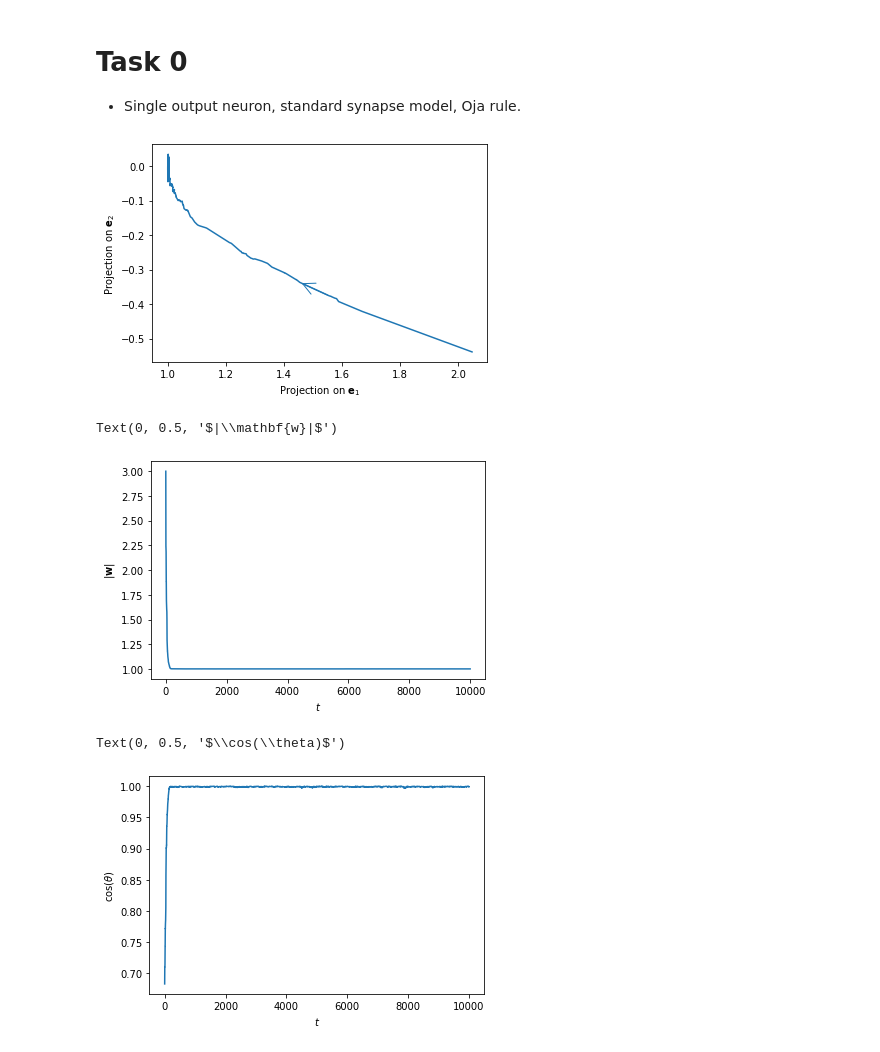
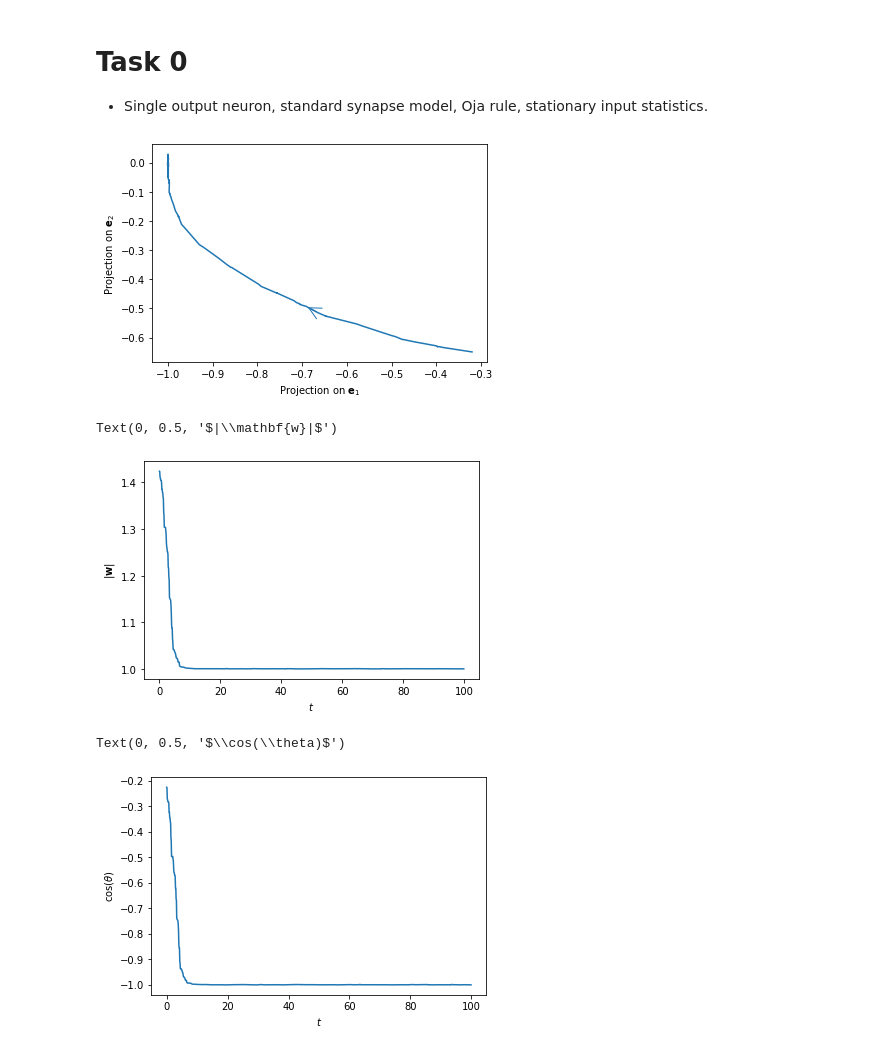
Before and after one commit to sebwyh/complex-synapse, a Jupyter notebook: task0.ipynb, the cells around one changed output. Saved outputs shown, nothing was run; the diff lists cells and outputs as text; code cells hidden in the pictures.

```diff
--- a/task0.ipynb
+++ b/task0.ipynb
@@ -1,13 +1,13 @@
 # %% [markdown]
 # Task 0
-- Single output neuron, standard synapse model, Oja rule.
+- Single output neuron, standard synapse model, Oja rule, stationary input statistics.
 # %%
 import numpy as np
 import matplotlib.pyplot as plt
 import numpy.random as random
 # %%
 N = 10 # number of presynaptic neurons
-w = random.randn(N) # weight vector
+w0 = random.randn(N)/np.sqrt(N) # weight vector
 e1 = random.randn(N, 1) # first principal component of covariance
 e2 = random.randn(N, 1)
 e2 = e2 - (e2.T.dot(e1).item()/e1.T.dot(e1).item())*e1 # second principal component of covariance
@@ -15,14 +15,16 @@ a = 0.1
 Q = e1.dot(e1.T) + a * np.identity(N) # covariance matrix
 mu = np.zeros(N) # mean
 tau_w = 300 # time constant for weight updates
-T = 10000 # number of simulation time steps
+T = 100 # number of simulation time steps
+dt = 0.1 # time step length
 alpha = 1
 # %%
 U = []
 W = []
 W_norm = []
+w = w0
 
-for t in range(T):
+for t in np.arange(0, T, dt):
     u = random.multivariate_normal(mu, Q)
     v = u.dot(w)
     w = w + (1/tau_w) * (v*u - alpha*(v**2)*w)
@@ -79,22 +81,22 @@ plt.ylabel('Projection on $\mathbf{e}_2$')
 
 add_arrow(trace, position=0.5*(np.max(W1) + np.min(W1)), size=30)
 # %% [output]
-[figure, old version]
+[figure, new version]
 # %%
 f1 = plt.figure(1)
-plt.plot(np.linspace(0,T,T), W_norm)
+plt.plot(np.arange(0, T, dt), W_norm)
 
 plt.xlabel('$t$')
 plt.ylabel('$|\mathbf{w}|$')
 # %% [output]
 Text(0, 0.5, '$|\\mathbf{w}|$')
-[figure, old version]
+[figure, new version]
 # %%
 f2 = plt.figure(2)
-plt.plot(np.linspace(0,T,T), W1.squeeze()/W_norm)
+plt.plot(np.arange(0, T, dt), W1.squeeze()/W_norm)
 
 plt.xlabel('$t$')
 plt.ylabel('$\cos(\\theta)$')
 # %% [output]
 Text(0, 0.5, '$\\cos(\\theta)$')
-[figure, old version]
+[figure, new version]
```
Also changed, not shown: 3 other files.
